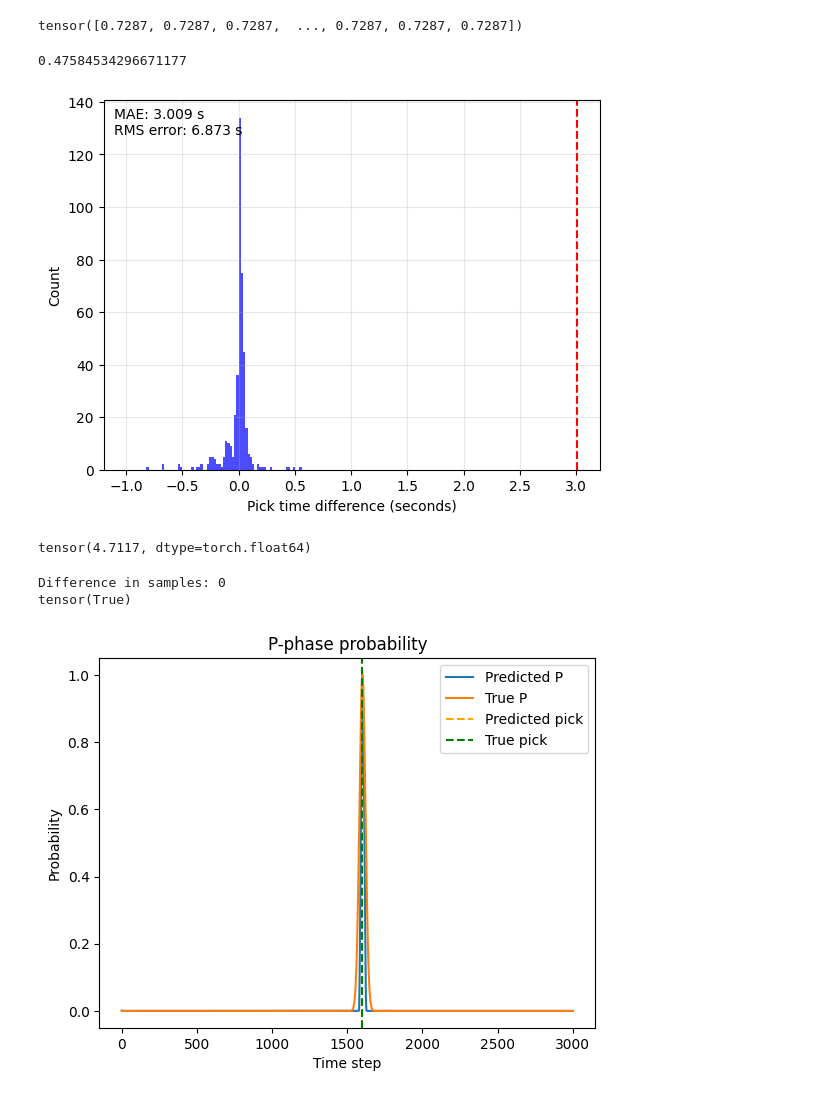
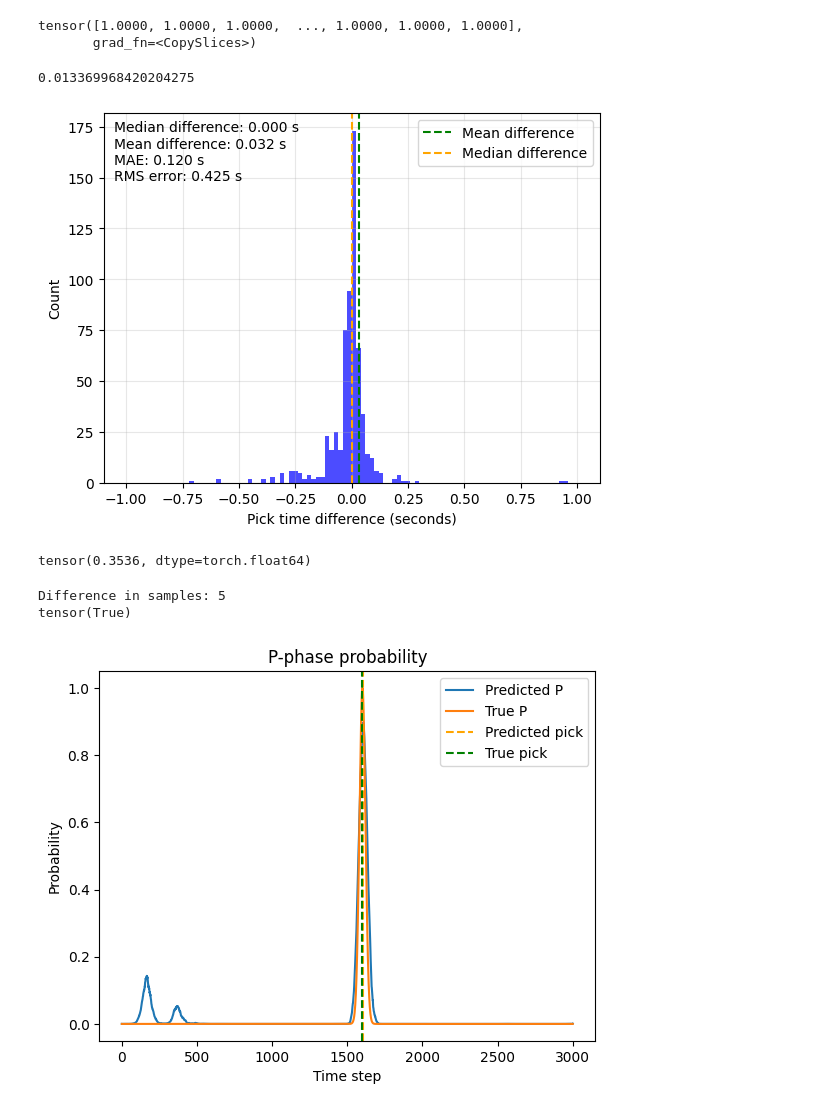
Before and after one commit to KhuzaimahAziz/thesis_seismology, a Jupyter notebook: notebooks/evaluation.ipynb, the cells around one changed output. Cells and saved outputs as stored; diff of their text form; code cells hidden in the pictures.

```diff
--- a/notebooks/evaluation.ipynb
+++ b/notebooks/evaluation.ipynb
@@ -7,6 +7,7 @@ from sklearn import metrics
 
 from seisbench.models import PhaseNet
 
+
 sampling_rate = 100.0
 pn = PhaseNet.from_pretrained("original")
 
@@ -14,11 +15,14 @@ pn = PhaseNet.from_pretrained("original")
 waveform_data = torch.load("example_waveform.pt", map_location=torch.device("cpu"))
 labels = torch.load("example_labels.pt", map_location=torch.device("cpu"))
 predictions = torch.load("example_predictions.pt", map_location=torch.device("cpu"))
+predictions = torch.load(
+    "example_predictions_100_epochs.pt", map_location=torch.device("cpu")
+)
 
-predictions = pn.forward(waveform_data)
+# predictions = pn.forward(waveform_data)
 
-if pn.labels == "NPS":
-    predictions = torch.roll(predictions, -1, dims=1)
+# if pn.labels == "NPS":
+#     predictions = torch.roll(predictions, -1, dims=1)
 
 # plt.plot(predictions[2, 2, :].detach().numpy())
-plt.plot(predictions[2, 2].detach().numpy())
+# plt.plot(predictions[2, 2].detach().numpy())
@@ -37,12 +38,16 @@ scores = {"detection": score_detection, "phase": score_p_or_s}
 # %%
 score_detection
 # %% [output]
-tensor([0.7287, 0.7287, 0.7287,  ..., 0.7287, 0.7287, 0.7287])
+tensor([1.0000, 1.0000, 1.0000,  ..., 1.0000, 1.0000, 1.0000],
+       grad_fn=<CopySlices>)
 # %%
 torch.mean(torch.abs(predictions - labels)).item()
 # %% [output]
-0.47584534296671177
+0.013369968420204275
 # %%
+from scipy import ndimage
+
+
 ComponentOrder = Literal["NPS", "PSN"]
 
 ORDER_MAP: dict[ComponentOrder, tuple[int, int]] = {
@@ -56,9 +61,25 @@ def get_pick_differences(
     labels: torch.Tensor,
     order: ComponentOrder = "PSN",
     min_pick_height: float = 0.3,
+    window_width: int = 500,
 ) -> tuple[torch.Tensor, torch.Tensor, torch.Tensor, torch.Tensor]:
-    prediction_max, prediction_pick_sample = predictions.max(dim=2)
     label_max, label_pick_sample = labels.max(dim=2)
+
+    if window_width:
+        epsilon = 1e-10
+        labels_numpy = labels.detach().numpy()
+        labels_numpy[labels_numpy < epsilon] = 0.0
+
+        window = np.ones(window_width)
+        # Expand mask to include neighboring samples
+        mask = ndimage.convolve1d(labels_numpy, window, axis=2, mode="constant")
+        mask[mask < epsilon] = 0.0
+        predictions_masked = predictions * torch.from_numpy(mask.astype(bool))
+    else:
+        predictions_masked = predictions
+
+    # predictions_masked = predictions
+    prediction_max, prediction_pick_sample = predictions_masked.max(dim=2)
     p_idx, s_idx = ORDER_MAP[order]
 
     # Some samples may not have a pick for P or S wave
@@ -78,55 +99,71 @@ def get_pick_differences(
 
 
 p_pred, p_label, s_pred, s_label = get_pick_differences(
-    predictions, labels, order="PSN"
+    predictions,
+    labels,
+    order="PSN",
+    window_width=500,
 )
 
 
 def plot_histogram(
-    predicted: np.ndarray, label: np.ndarray, sampling_rate: float
+    predicted: np.ndarray,
+    label: np.ndarray,
+    sampling_rate: float,
 ) -> None:
     fig = plt.figure()
     ax = fig.gca()
     offset = (predicted - label) / sampling_rate  # in seconds
     ax.hist(
         offset,
         bins=100,
         range=(-1, 1),
         alpha=0.7,
         color="blue",
     )
     ax.set_xlabel("Pick time difference (seconds)")
     ax.set_ylabel("Count")
     ax.grid(alpha=0.3)
 
-    mean_error = torch.mean(torch.abs(torch.from_numpy(offset)))
-    mean_error = metrics.mean_absolute_error(label, predicted) / sampling_rate
+    mean_difference = np.mean(offset)
+    median_difference = np.median(offset)
+    mean_abs_error = torch.mean(torch.abs(torch.from_numpy(offset)))
+    rms_error = np.sqrt(np.mean(offset**2))
+    # mean_error = metrics.mean_absolute_error(label, predicted) / sampling_rate
 
-    rms_error = np.sqrt(np.mean(offset**2))
-
-    ax.axvline(mean_error, color="red", linestyle="dashed", label="Mean offset")
+    # ax.axvline(mean_abs_error, color="red", linestyle="dashed", label="Mean offset")
+    ax.axvline(
+        mean_difference, color="green", linestyle="dashed", label="Mean difference"
+    )
+    ax.axvline(
+        median_difference, color="orange", linestyle="dashed", label="Median difference"
+    )
 
     # TODO: Add fraction which is outside the plotted range
     ax.text(
         0.02,
         0.98,
-        f"MAE: {mean_error:.3f} s\nRMS error: {rms_error:.3f} s",
+        f"Median difference: {median_difference:.3f} s\n"
+        f"Mean difference: {mean_difference:.3f} s\n"
+        f"MAE: {mean_abs_error:.3f} s\n"
+        f"RMS error: {rms_error:.3f} s",
         transform=ax.transAxes,
         verticalalignment="top",
     )
+    ax.legend(loc="upper right")
 
     plt.show()
 
 
 plot_histogram(s_pred.numpy(), s_label.numpy(), sampling_rate=100.0)
 # %% [output]
-[figure, old version]
+[figure, new version]
 # %%
 offset = (p_pred.numpy() - p_label.numpy()) / sampling_rate
 # %%
 torch.mean(torch.abs(torch.from_numpy(offset)))
 # %% [output]
-tensor(4.7117, dtype=torch.float64)
+tensor(0.3536, dtype=torch.float64)
 # %%
 y_true = (p_label).numpy()
 y_pred = (p_pred).numpy()
@@ -157,6 +194,6 @@ plt.title("P-phase probability")
 plt.legend()
 plt.show()
 # %% [output]
-Difference in samples: 0
+Difference in samples: 5
 tensor(True)
-[figure, old version]
+[figure, new version]
```
Also changed, not shown: parts of 2 cells of this notebook, 6 other files.
